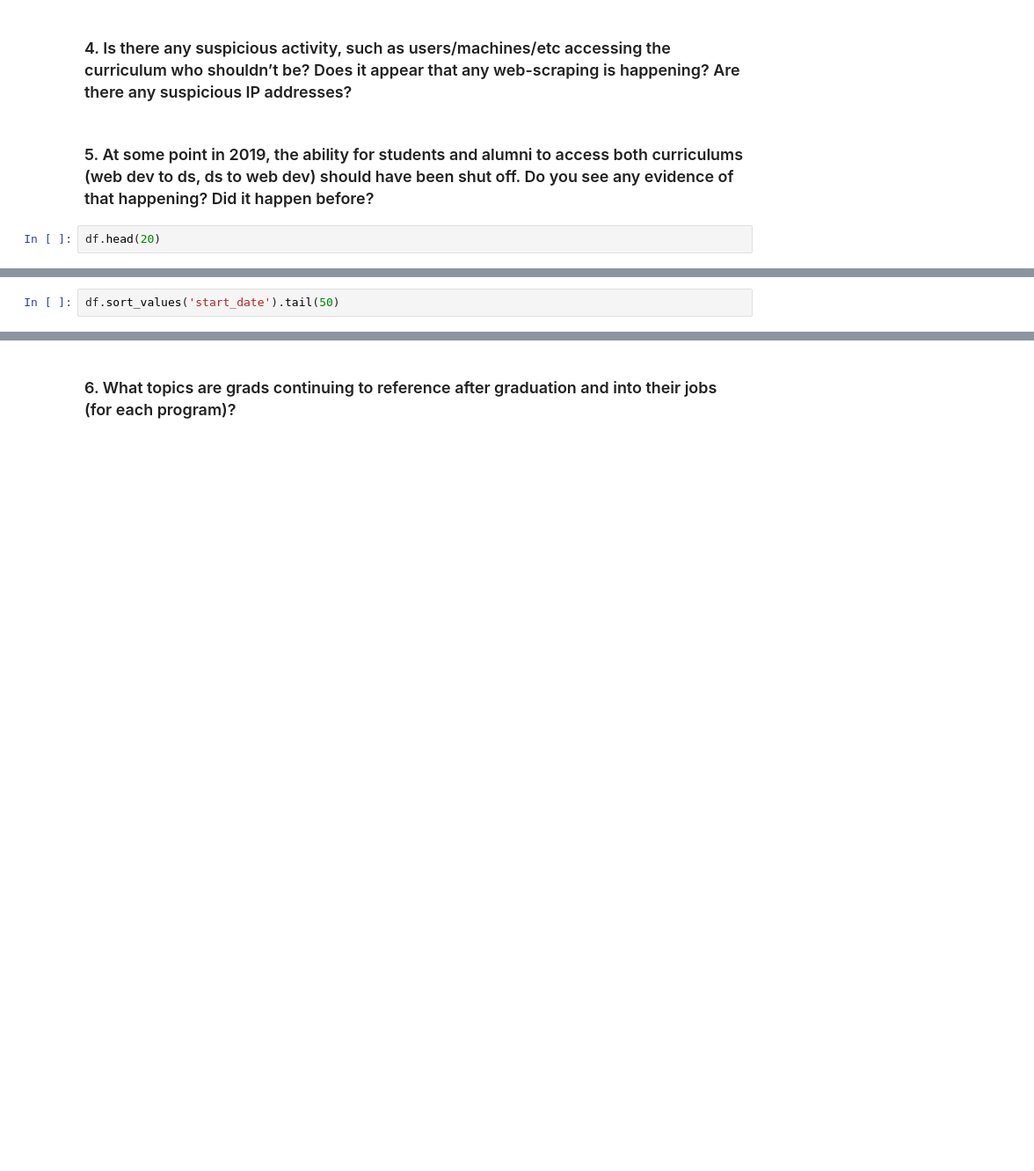
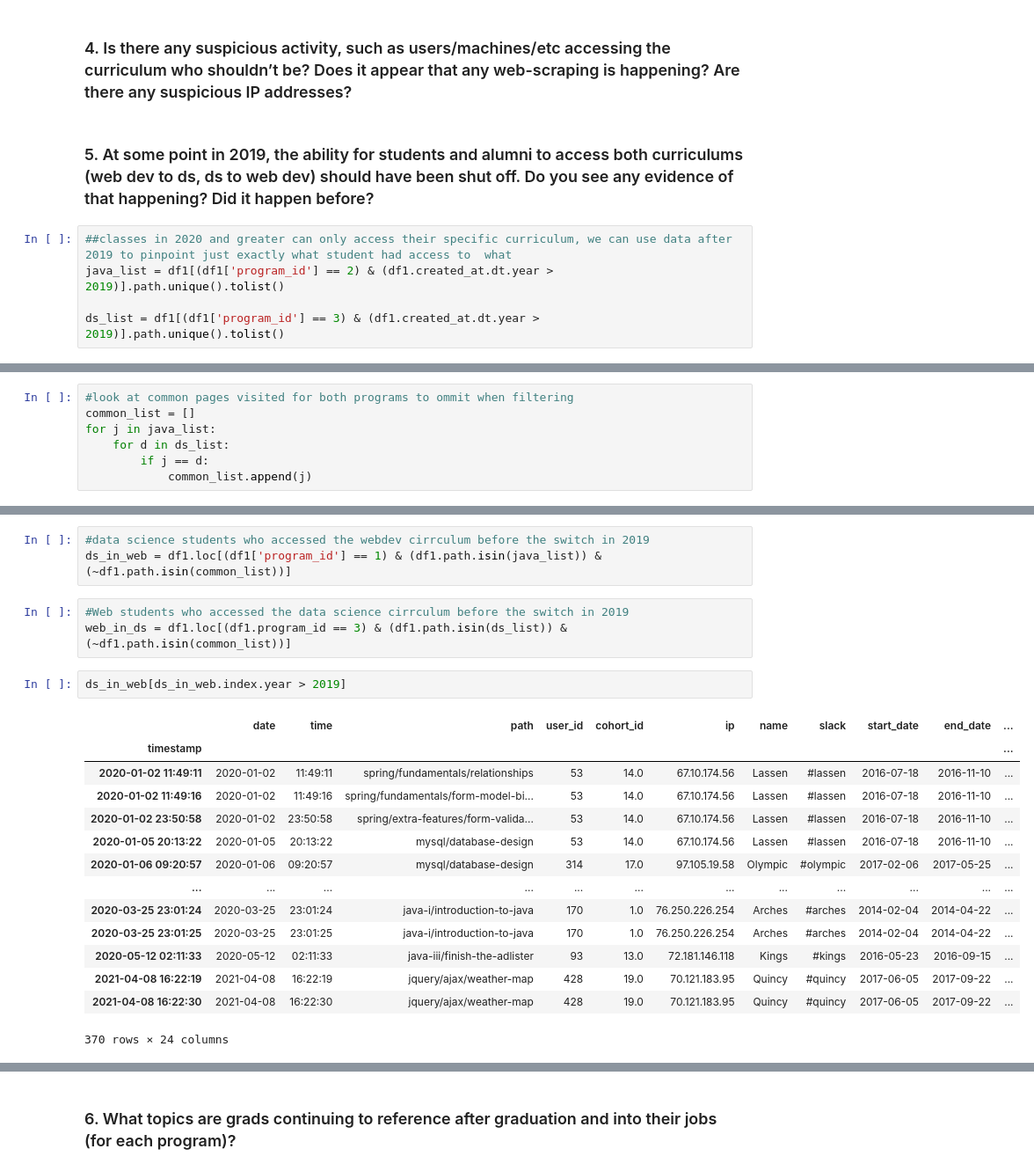
Before and after one commit to Jason-Tellez/anomaly_det_project, a Jupyter notebook: Initial_nb.ipynb, the cells around one changed output, grey strips where cells are left out. Shown at 88% size. Cells and saved outputs as stored; diff of their text form; blank space fills up the shorter version.

```diff
--- a/Untitled.ipynb
+++ b/Initial_nb.ipynb
@@ -666,4 +666,7 @@ df1[(df1.created_at < df1.end_date) &
 # %% [markdown]
 ### 5. At some point in 2019, the ability for students and alumni to access both curriculums (web dev to ds, ds to web dev) should have been shut off. Do you see any evidence of that happening? Did it happen before?
 # %%
-df.head(20)
+##classes in 2020 and greater can only access their specific curriculum, we can use data after 2019 to pinpoint just exactly what student had access to  what
+java_list = df1[(df1['program_id'] == 2) & (df1.created_at.dt.year > 2019)].path.unique().tolist()
+
+ds_list = df1[(df1['program_id'] == 3) & (df1.created_at.dt.year > 2019)].path.unique().tolist()
@@ -689,2 +685,7 @@ df.head(20)
 # %%
-df.sort_values('start_date').tail(50)
+#look at common pages visited for both programs to ommit when filtering
+common_list = []
+for j in java_list:
+    for d in ds_list:
+        if j == d:
+            common_list.append(j)
@@ -709,0 +712,23 @@ df.sort_values('start_date').tail(50)
+# %%
+#data science students who accessed the webdev cirrculum before the switch in 2019
+ds_in_web = df1.loc[(df1['program_id'] == 1) & (df1.path.isin(java_list)) & (~df1.path.isin(common_list))]
+# %%
+#Web students who accessed the data science cirrculum before the switch in 2019
+web_in_ds = df1.loc[(df1.program_id == 3) & (df1.path.isin(ds_list)) & (~df1.path.isin(common_list))]
+# %%
+ds_in_web[ds_in_web.index.year > 2019]
+# %% [output]
+|  | date | time | path | user_id | cohort_id | ip | name | slack | start_date | end_date | ... |
+| timestamp |  |  |  |  |  |  |  |  |  |  | ... |
+| 2020-01-02 11:49:11 | 2020-01-02 | 11:49:11 | spring/fundamentals/relationships | 53 | 14.0 | 67.10.174.56 | Lassen | #lassen | 2016-07-18 | 2016-11-10 | ... |
+| 2020-01-02 11:49:16 | 2020-01-02 | 11:49:16 | spring/fundamentals/form-model-bi... | 53 | 14.0 | 67.10.174.56 | Lassen | #lassen | 2016-07-18 | 2016-11-10 | ... |
+| 2020-01-02 23:50:58 | 2020-01-02 | 23:50:58 | spring/extra-features/form-valida... | 53 | 14.0 | 67.10.174.56 | Lassen | #lassen | 2016-07-18 | 2016-11-10 | ... |
+| 2020-01-05 20:13:22 | 2020-01-05 | 20:13:22 | mysql/database-design | 53 | 14.0 | 67.10.174.56 | Lassen | #lassen | 2016-07-18 | 2016-11-10 | ... |
+| 2020-01-06 09:20:57 | 2020-01-06 | 09:20:57 | mysql/database-design | 314 | 17.0 | 97.105.19.58 | Olympic | #olympic | 2017-02-06 | 2017-05-25 | ... |
+| ... | ... | ... | ... | ... | ... | ... | ... | ... | ... | ... | ... |
+| 2020-03-25 23:01:24 | 2020-03-25 | 23:01:24 | java-i/introduction-to-java | 170 | 1.0 | 76.250.226.254 | Arches | #arches | 2014-02-04 | 2014-04-22 | ... |
+| 2020-03-25 23:01:25 | 2020-03-25 | 23:01:25 | java-i/introduction-to-java | 170 | 1.0 | 76.250.226.254 | Arches | #arches | 2014-02-04 | 2014-04-22 | ... |
+| 2020-05-12 02:11:33 | 2020-05-12 | 02:11:33 | java-iii/finish-the-adlister | 93 | 13.0 | 72.181.146.118 | Kings | #kings | 2016-05-23 | 2016-09-15 | ... |
+| 2021-04-08 16:22:19 | 2021-04-08 | 16:22:19 | jquery/ajax/weather-map | 428 | 19.0 | 70.121.183.95 | Quincy | #quincy | 2017-06-05 | 2017-09-22 | ... |
+| 2021-04-08 16:22:30 | 2021-04-08 | 16:22:30 | jquery/ajax/weather-map | 428 | 19.0 | 70.121.183.95 | Quincy | #quincy | 2017-06-05 | 2017-09-22 | ... |
+370 rows × 24 columns
```
Also changed, not shown: parts of 28 cells of this notebook, 2 other files.
